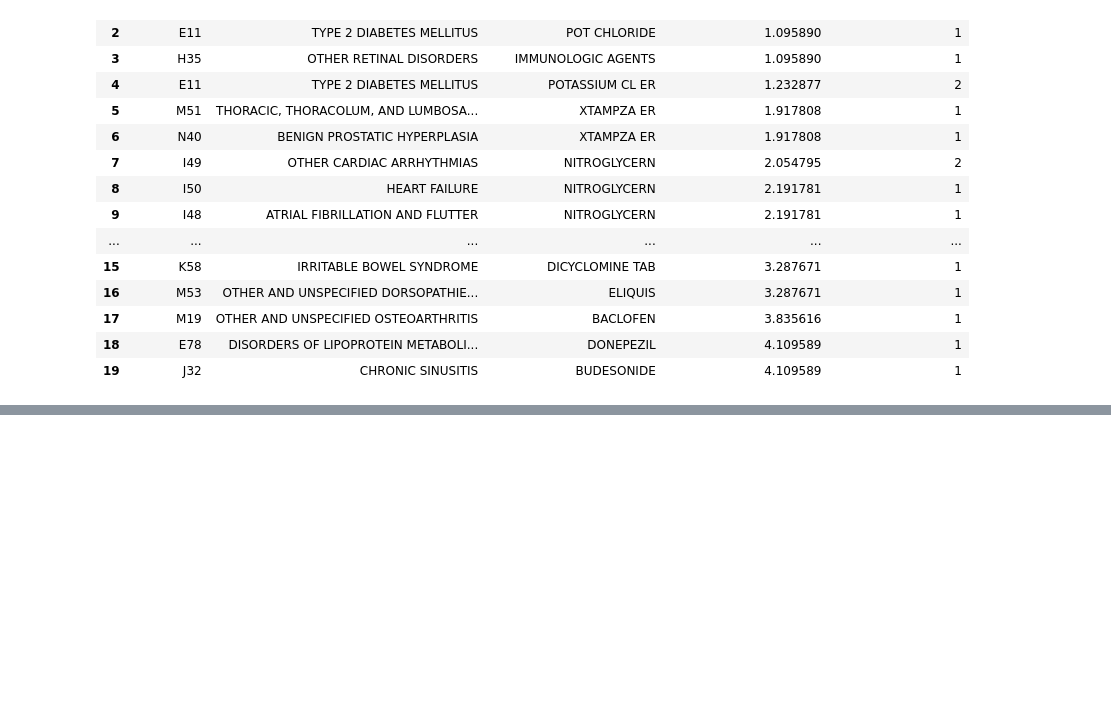
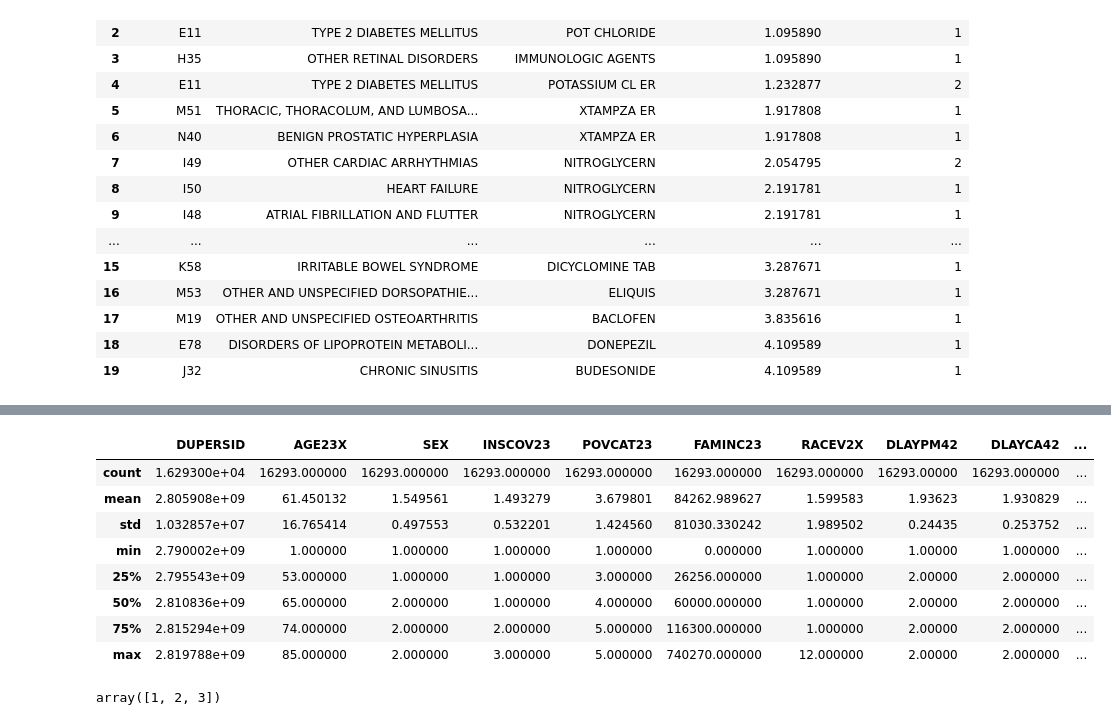
Before and after one commit to FrianaEngineer/Medical-Adherence, a Jupyter notebook: Notebooks/MEPS/2023_clean.ipynb, the cells around one changed output, grey strips where cells are left out. Saved outputs shown, nothing was run; the diff lists cells and outputs as text; code cells hidden in the pictures; blank space fills up the shorter version.

```diff
--- a/Notebooks/MEPS/2023_clean.ipynb
+++ b/Notebooks/MEPS/2023_clean.ipynb
@@ -1358,0 +1611,22 @@ Top 20 least adherent conditions with drug name:
+# %%
+# Drop RXNDC (if still present) and remove any row with a negative numeric value
+model_df = model_df.drop(columns=["RXNDC"], errors="ignore")
+
+feature_cols = [
+    c for c in model_df.columns
+    if c not in {"DUPERSID", "RXNAME", "ICD10CDX", "ICD10CDX_LABEL"}
+]
+for c in feature_cols:
+    model_df[c] = pd.to_numeric(model_df[c], errors="coerce")
+
+print("Negative counts BEFORE drop:")
+print(model_df[feature_cols].lt(0).sum().sort_values(ascending=False))
+
+neg_mask = model_df[feature_cols].lt(0).any(axis=1)
+n_before = len(model_df)
+model_df = model_df.loc[~neg_mask].copy()
+
+print(f"\nDropped {int(neg_mask.sum())} rows with negatives ({n_before} -> {len(model_df)})")
+print("Negative counts AFTER drop:")
+print(model_df[feature_cols].lt(0).sum().sort_values(ascending=False))
+model_df.head()
@@ -1358,0 +1657,16 @@ Top 20 least adherent conditions with drug name:
+# %%
+model_df.describe()
+# %% [output]
+|  | DUPERSID | AGE23X | SEX | INSCOV23 | POVCAT23 | FAMINC23 | RACEV2X | DLAYPM42 | DLAYCA42 | ... |
+| count | 1.629300e+04 | 16293.000000 | 16293.000000 | 16293.000000 | 16293.000000 | 16293.000000 | 16293.000000 | 16293.00000 | 16293.000000 | ... |
+| mean | 2.805908e+09 | 61.450132 | 1.549561 | 1.493279 | 3.679801 | 84262.989627 | 1.599583 | 1.93623 | 1.930829 | ... |
+| std | 1.032857e+07 | 16.765414 | 0.497553 | 0.532201 | 1.424560 | 81030.330242 | 1.989502 | 0.24435 | 0.253752 | ... |
+| min | 2.790002e+09 | 1.000000 | 1.000000 | 1.000000 | 1.000000 | 0.000000 | 1.000000 | 1.00000 | 1.000000 | ... |
+| 25% | 2.795543e+09 | 53.000000 | 1.000000 | 1.000000 | 3.000000 | 26256.000000 | 1.000000 | 2.00000 | 2.000000 | ... |
+| 50% | 2.810836e+09 | 65.000000 | 2.000000 | 1.000000 | 4.000000 | 60000.000000 | 1.000000 | 2.00000 | 2.000000 | ... |
+| 75% | 2.815294e+09 | 74.000000 | 2.000000 | 2.000000 | 5.000000 | 116300.000000 | 1.000000 | 2.00000 | 2.000000 | ... |
+| max | 2.819788e+09 | 85.000000 | 2.000000 | 3.000000 | 5.000000 | 740270.000000 | 12.000000 | 2.00000 | 2.000000 | ... |
+# %%
+model_df['INSCOV23'].unique()
+# %% [output]
+array([1, 2, 3])
```
Also changed, not shown: parts of 45 cells of this notebook.
